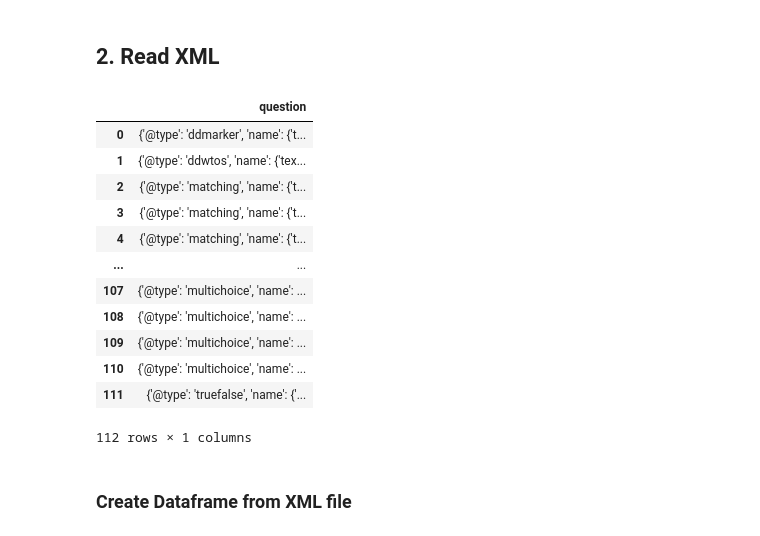
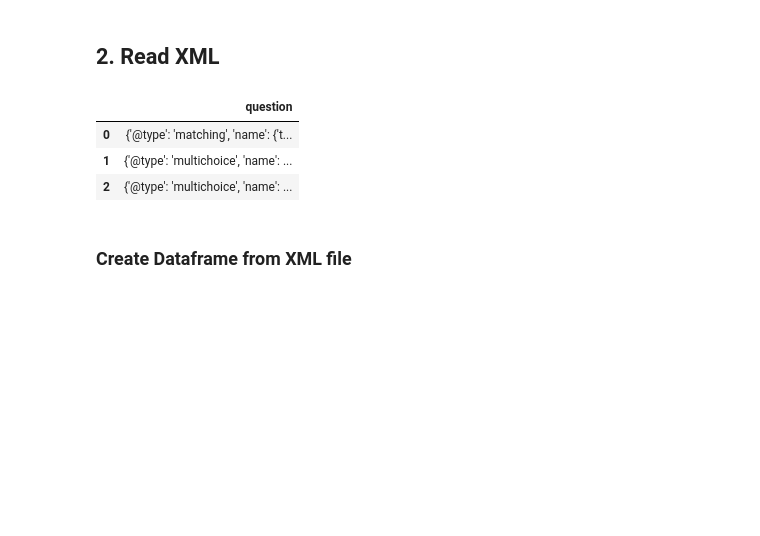
Before and after one commit to Sophal24/DSE_analysis_ds_2023, a Jupyter notebook: 5_question_difficult_level.ipynb, the cells around one changed output. Cells and saved outputs as stored; diff of their text form; code cells hidden in the pictures; blank space fills up the shorter version.

```diff
--- a/5_question_difficult_level.ipynb
+++ b/5_question_difficult_level.ipynb
@@ -185,25 +159,16 @@ Subject 12 [[10, 12, 15], ['L1', 'L2', 'L3']]
 # %% [markdown]
 ## 2. Read XML
 # %%
-with open('./data_source_xml/1.xml') as fd:
+with open('./data_source_xml/3.xml') as fd:
     doc = xmltodict.parse(fd.read())
 
 df_xml1 = pd.DataFrame(doc['quiz'])
-df_xml1
+df_xml1.head(3)
 # %% [output]
 |  | question |
-| 0 | {'@type': 'ddmarker', 'name': {'t... |
-| 1 | {'@type': 'ddwtos', 'name': {'tex... |
-| 2 | {'@type': 'matching', 'name': {'t... |
-| 3 | {'@type': 'matching', 'name': {'t... |
-| 4 | {'@type': 'matching', 'name': {'t... |
-| ... | ... |
-| 107 | {'@type': 'multichoice', 'name': ... |
-| 108 | {'@type': 'multichoice', 'name': ... |
-| 109 | {'@type': 'multichoice', 'name': ... |
-| 110 | {'@type': 'multichoice', 'name': ... |
-| 111 | {'@type': 'truefalse', 'name': {'... |
+| 0 | {'@type': 'matching', 'name': {'t... |
+| 1 | {'@type': 'multichoice', 'name': ... |
+| 2 | {'@type': 'multichoice', 'name': ... |
-112 rows × 1 columns
 # %% [markdown]
 ### Create Dataframe from XML file
 # %%
```
Also changed, not shown: parts of 9 cells of this notebook, 1 other file.
